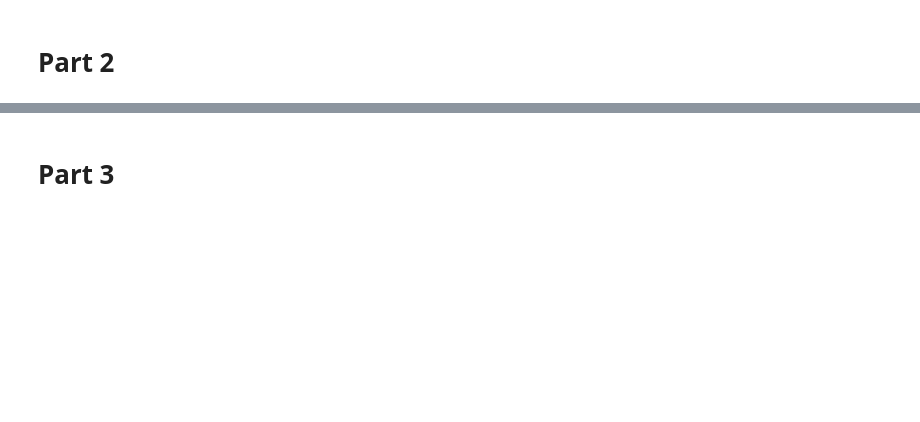
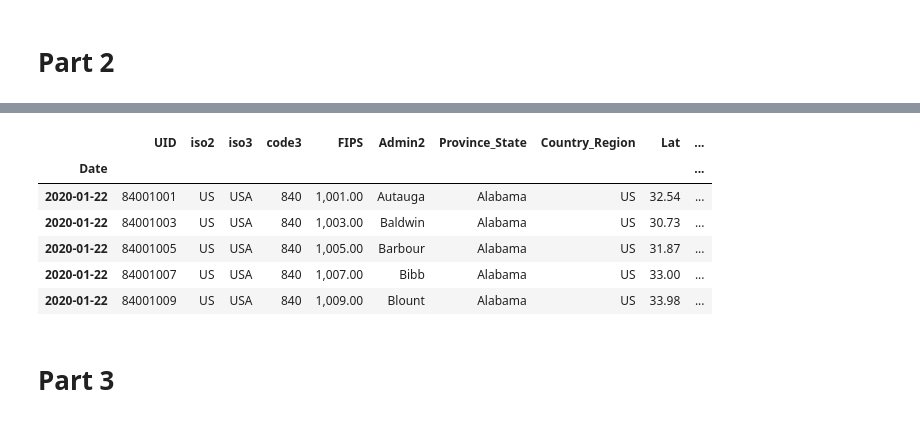
Before and after one commit to hawkeyedatatsai/Chicago-Crime-Data, a Jupyter notebook: Data Visualization MockExam.ipynb, the cells around one changed output, grey strips where cells are left out. Saved outputs shown, nothing was run; the diff lists cells and outputs as text; code cells hidden in the pictures; blank space fills up the shorter version.

```diff
--- a/Data Visualization MockExam.ipynb
+++ b/Data Visualization MockExam.ipynb
@@ -384,2 +388,8 @@ Interpret the top 6 most important features. According to shap, what effect does
 # %% [markdown]
 # Part 2
+# %%
+#Load the provided csv, located in the zip file you downloaded in Part 1.
+df = pd.read_csv('us-covid-confirmed.csv')
+print(df.info())
+df.head()
+# looks like its a wide form
@@ -385,0 +432,5 @@ Interpret the top 6 most important features. According to shap, what effect does
+# %%
+#find out valid vars are first 11 cols so I make a list of col from 0-10
+id_vars = list(df.columns[:11])
+melted = pd.melt(df, id_vars = id_vars)
+melted.head()
@@ -385,0 +444,5 @@ Interpret the top 6 most important features. According to shap, what effect does
+# %%
+# rename 'variable' to 'Date' and 'value' to 'Confirmed'
+melted = melted.rename(columns = {'variable': 'Date',
+                                 'value': 'Confirmed'})
+melted.head()
@@ -385,0 +456,7 @@ Interpret the top 6 most important features. According to shap, what effect does
+# %%
+#Convert the Date column to a Datetime index.
+melted['Date'] = pd.to_datetime(melted['Date'],
+                                format = '%d%m%Y')
+
+print(melted.info())
+melted.head()
@@ -386,2 +487,15 @@ Interpret the top 6 most important features. According to shap, what effect does
+# %%
+#Set the Date column as the index
+df_dateind = melted.set_index('Date')
+
+df_dateind.head()
+# %% [output]
+|  | UID | iso2 | iso3 | code3 | FIPS | Admin2 | Province_State | Country_Region | Lat | ... |
+| Date |  |  |  |  |  |  |  |  |  | ... |
+| 2020-01-22 | 84001001 | US | USA | 840 | 1,001.00 | Autauga | Alabama | US | 32.54 | ... |
+| 2020-01-22 | 84001003 | US | USA | 840 | 1,003.00 | Baldwin | Alabama | US | 30.73 | ... |
+| 2020-01-22 | 84001005 | US | USA | 840 | 1,005.00 | Barbour | Alabama | US | 31.87 | ... |
+| 2020-01-22 | 84001007 | US | USA | 840 | 1,007.00 | Bibb | Alabama | US | 33.00 | ... |
+| 2020-01-22 | 84001009 | US | USA | 840 | 1,009.00 | Blount | Alabama | US | 33.98 | ... |
 # %% [markdown]
 # Part 3
```
Also changed, not shown: parts of 10 cells of this notebook.
